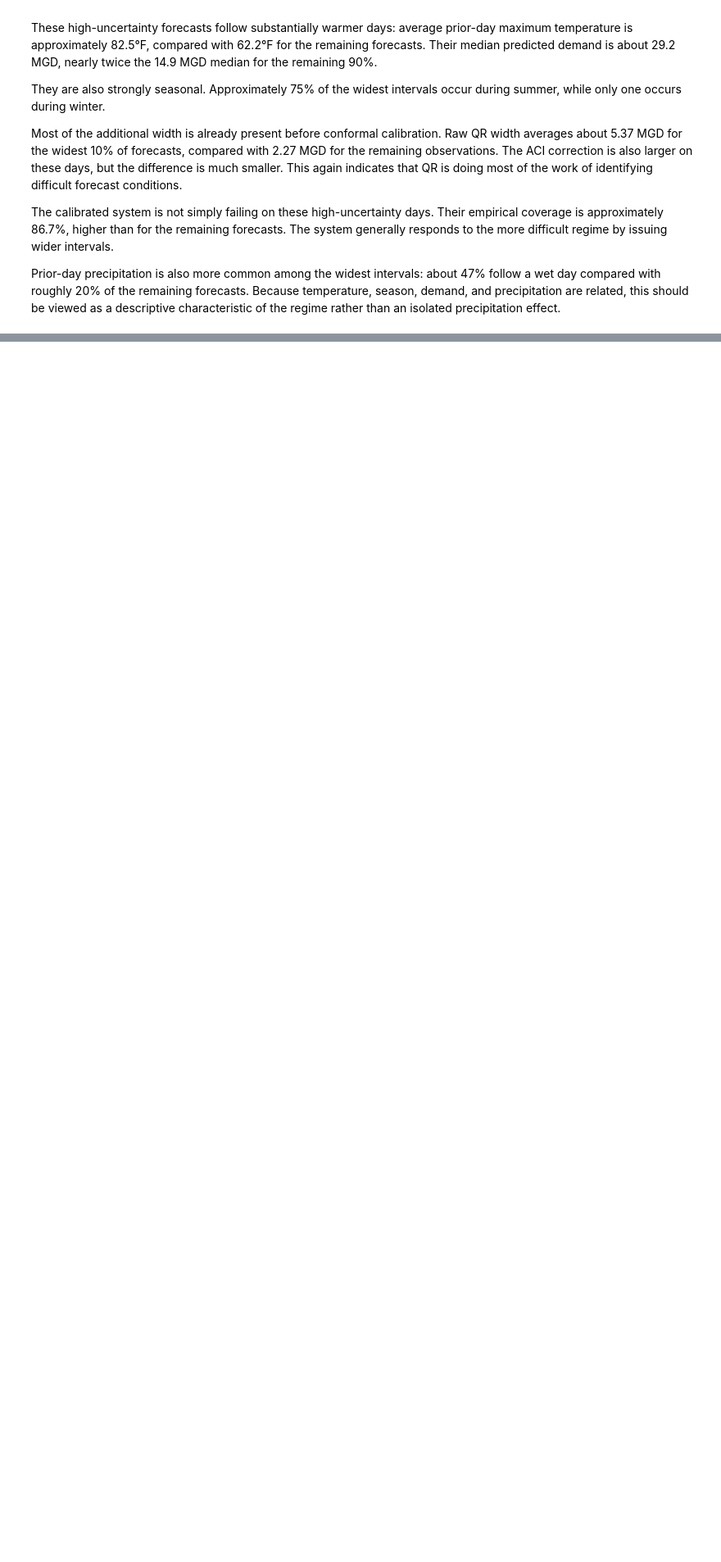
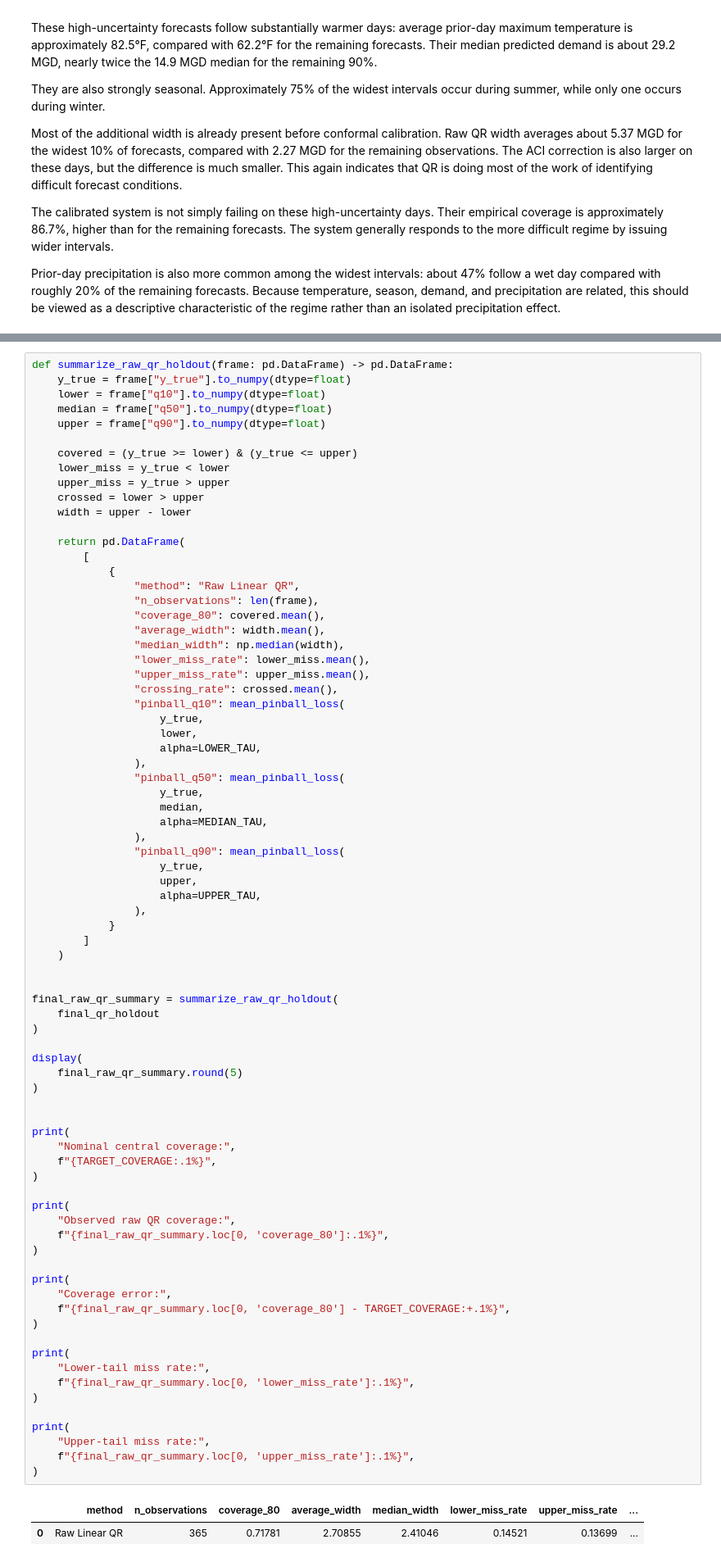
Before and after one commit to fureyc/municipal-water-demand-forecasting, a Jupyter notebook: notebooks/05_interpreting_probabilistic_forecasts.ipynb, the cells around one changed output, grey strips where cells are left out. Shown at 82% size. Drawn from its saved outputs; the diff is of its cells as text; blank space fills up the shorter version.

```diff
--- a/notebooks/05_interpreting_probabilistic_forecasts.ipynb
+++ b/notebooks/05_interpreting_probabilistic_forecasts.ipynb
@@ -944,0 +1242,80 @@ descriptive characteristic of the regime rather than an isolated precipitation e
+# %%
+def summarize_raw_qr_holdout(frame: pd.DataFrame) -> pd.DataFrame:
+    y_true = frame["y_true"].to_numpy(dtype=float)
+    lower = frame["q10"].to_numpy(dtype=float)
+    median = frame["q50"].to_numpy(dtype=float)
+    upper = frame["q90"].to_numpy(dtype=float)
+
+    covered = (y_true >= lower) & (y_true <= upper)
+    lower_miss = y_true < lower
+    upper_miss = y_true > upper
+    crossed = lower > upper
+    width = upper - lower
+
+    return pd.DataFrame(
+        [
+            {
+                "method": "Raw Linear QR",
+                "n_observations": len(frame),
+                "coverage_80": covered.mean(),
+                "average_width": width.mean(),
+                "median_width": np.median(width),
+                "lower_miss_rate": lower_miss.mean(),
+                "upper_miss_rate": upper_miss.mean(),
+                "crossing_rate": crossed.mean(),
+                "pinball_q10": mean_pinball_loss(
+                    y_true,
+                    lower,
+                    alpha=LOWER_TAU,
+                ),
+                "pinball_q50": mean_pinball_loss(
+                    y_true,
+                    median,
+                    alpha=MEDIAN_TAU,
+                ),
+                "pinball_q90": mean_pinball_loss(
+                    y_true,
+                    upper,
+                    alpha=UPPER_TAU,
+                ),
+            }
+        ]
+    )
+
+
+final_raw_qr_summary = summarize_raw_qr_holdout(
+    final_qr_holdout
+)
+
+display(
+    final_raw_qr_summary.round(5)
+)
+
+
+print(
+    "Nominal central coverage:",
+    f"{TARGET_COVERAGE:.1%}",
+)
+
+print(
+    "Observed raw QR coverage:",
+    f"{final_raw_qr_summary.loc[0, 'coverage_80']:.1%}",
+)
+
+print(
+    "Coverage error:",
+    f"{final_raw_qr_summary.loc[0, 'coverage_80'] - TARGET_COVERAGE:+.1%}",
+)
+
+print(
+    "Lower-tail miss rate:",
+    f"{final_raw_qr_summary.loc[0, 'lower_miss_rate']:.1%}",
+)
+
+print(
+    "Upper-tail miss rate:",
+    f"{final_raw_qr_summary.loc[0, 'upper_miss_rate']:.1%}",
+)
+# %% [output]
+|  | method | n_observations | coverage_80 | average_width | median_width | lower_miss_rate | upper_miss_rate | ... |
+| 0 | Raw Linear QR | 365 | 0.71781 | 2.70855 | 2.41046 | 0.14521 | 0.13699 | ... |
```
Also changed, not shown: parts of 28 cells of this notebook.
